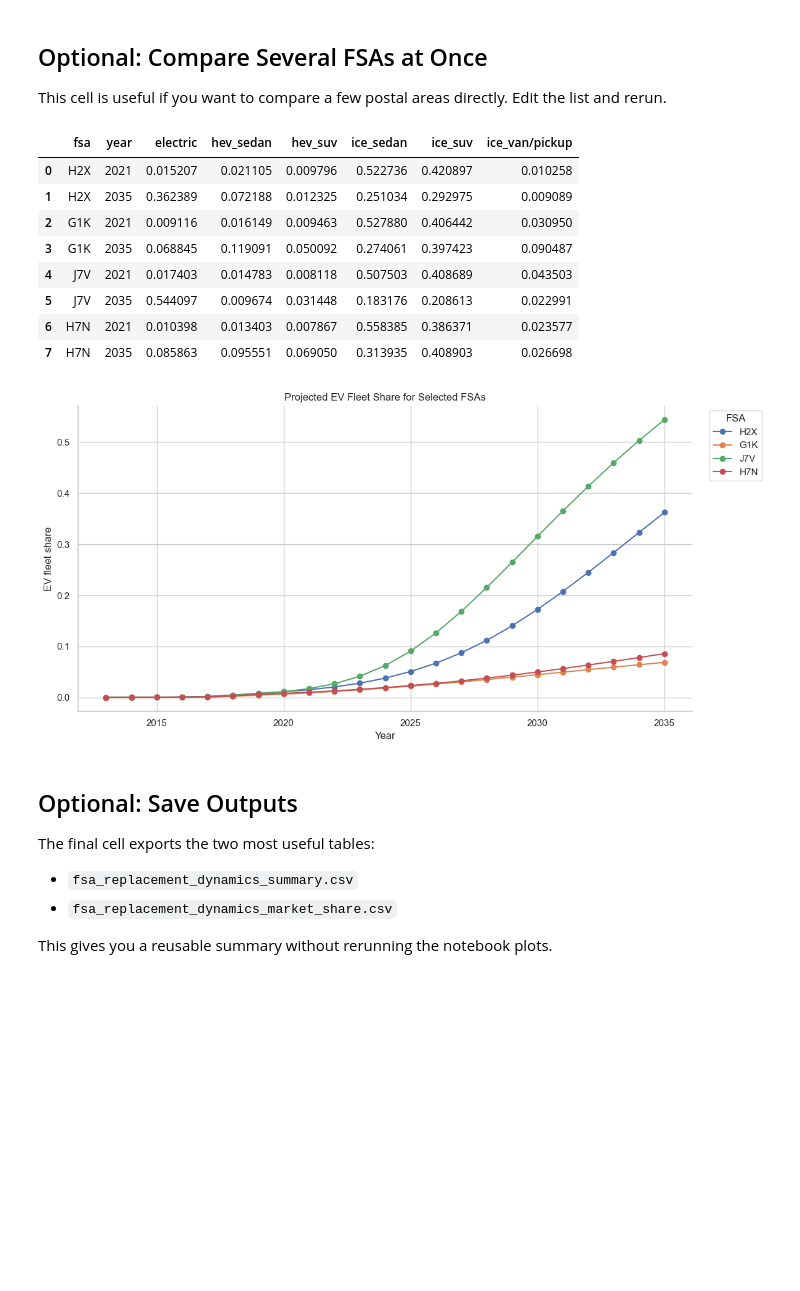
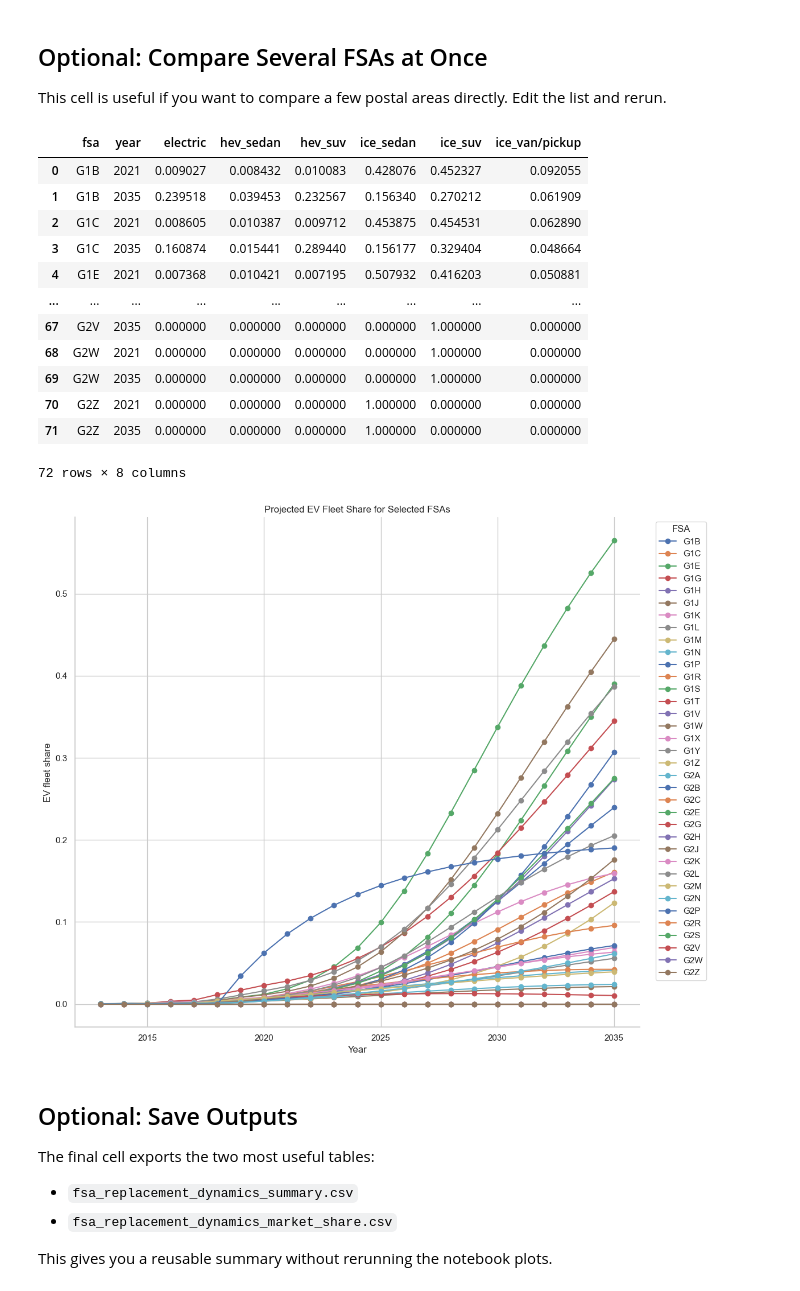
Before and after one commit to ADTranspoResearch/MATSim-agent-vehicle-assignment, a Jupyter notebook: adoption prediction model/notebooks/replacement_dynamics_adoption_model_fsa.ipynb, the cells around one changed output. Cells and saved outputs as stored; diff of their text form; code cells hidden in the pictures; blank space fills up the shorter version.

```diff
--- a/adoption prediction model/notebooks/replacement_dynamics_adoption_model_fsa.ipynb
+++ b/adoption prediction model/notebooks/replacement_dynamics_adoption_model_fsa.ipynb
@@ -577,7 +577,9 @@ plt.show()
 
 This cell is useful if you want to compare a few postal areas directly. Edit the list and rerun.
 # %%
-COMPARE_FSAS = ['H2X', 'G1K', 'J7V', 'H7N']
+COMPARE_FSAS = ['G1B', 'G1C', 'G1E', 'G1G', 'G1H', 'G1J', 'G1K', 'G1L', 'G1M', 'G1N', 'G1P', 'G1R', 'G1S', 'G1T', 'G1V', 'G1W', 'G1X', 'G1Y', 'G1Z', 'G2A', 'G2B', 'G2C', 'G2E', 'G2G', 'G2H', 'G2J', 'G2K', 'G2L', 'G2M', 'G2N', 'G2P', 'G2R', 'G2S', 'G2V', 'G2W', 'G2Z']
+
+#COMPARE_FSAS = ['G1B', 'G1C', 'G1E', 'G1G', 'G1H', 'G1J', 'G1K', 'G1L', 'G1M', 'G1N']
 
 comparison_rows = []
 for fsa in COMPARE_FSAS:
@@ -599,29 +601,33 @@ comparison_df = pd.DataFrame(comparison_rows)
 comparison_df
 # %% [output]
 |  | fsa | year | electric | hev_sedan | hev_suv | ice_sedan | ice_suv | ice_van/pickup |
-| 0 | H2X | 2021 | 0.015207 | 0.021105 | 0.009796 | 0.522736 | 0.420897 | 0.010258 |
-| 1 | H2X | 2035 | 0.362389 | 0.072188 | 0.012325 | 0.251034 | 0.292975 | 0.009089 |
-| 2 | G1K | 2021 | 0.009116 | 0.016149 | 0.009463 | 0.527880 | 0.406442 | 0.030950 |
-| 3 | G1K | 2035 | 0.068845 | 0.119091 | 0.050092 | 0.274061 | 0.397423 | 0.090487 |
-| 4 | J7V | 2021 | 0.017403 | 0.014783 | 0.008118 | 0.507503 | 0.408689 | 0.043503 |
-| 5 | J7V | 2035 | 0.544097 | 0.009674 | 0.031448 | 0.183176 | 0.208613 | 0.022991 |
-| 6 | H7N | 2021 | 0.010398 | 0.013403 | 0.007867 | 0.558385 | 0.386371 | 0.023577 |
-| 7 | H7N | 2035 | 0.085863 | 0.095551 | 0.069050 | 0.313935 | 0.408903 | 0.026698 |
+| 0 | G1B | 2021 | 0.009027 | 0.008432 | 0.010083 | 0.428076 | 0.452327 | 0.092055 |
+| 1 | G1B | 2035 | 0.239518 | 0.039453 | 0.232567 | 0.156340 | 0.270212 | 0.061909 |
+| 2 | G1C | 2021 | 0.008605 | 0.010387 | 0.009712 | 0.453875 | 0.454531 | 0.062890 |
+| 3 | G1C | 2035 | 0.160874 | 0.015441 | 0.289440 | 0.156177 | 0.329404 | 0.048664 |
+| 4 | G1E | 2021 | 0.007368 | 0.010421 | 0.007195 | 0.507932 | 0.416203 | 0.050881 |
+| ... | ... | ... | ... | ... | ... | ... | ... | ... |
+| 67 | G2V | 2035 | 0.000000 | 0.000000 | 0.000000 | 0.000000 | 1.000000 | 0.000000 |
+| 68 | G2W | 2021 | 0.000000 | 0.000000 | 0.000000 | 0.000000 | 1.000000 | 0.000000 |
+| 69 | G2W | 2035 | 0.000000 | 0.000000 | 0.000000 | 0.000000 | 1.000000 | 0.000000 |
+| 70 | G2Z | 2021 | 0.000000 | 0.000000 | 0.000000 | 1.000000 | 0.000000 | 0.000000 |
+| 71 | G2Z | 2035 | 0.000000 | 0.000000 | 0.000000 | 1.000000 | 0.000000 | 0.000000 |
+72 rows × 8 columns
 # %%
 if not comparison_df.empty:
-    fig, ax = plt.subplots(figsize=(12, 6))
+    fig, ax = plt.subplots(figsize=(12, 10))
     for fsa in COMPARE_FSAS:
         if fsa in all_results:
             series = all_results[fsa]['projected_market_share']['electric']
             ax.plot(series.index, series.values, marker='o', label=fsa)
     ax.set_title('Projected EV Fleet Share for Selected FSAs')
     ax.set_xlabel('Year')
     ax.set_ylabel('EV fleet share')
     ax.legend(title='FSA', bbox_to_anchor=(1.02, 1), loc='upper left')
     plt.tight_layout()
     plt.show()
 # %% [output]
-[figure, old version]
+[figure, new version]
 # %% [markdown]
 ## Optional: Save Outputs
 
```
Also changed, not shown: 1 other file.
